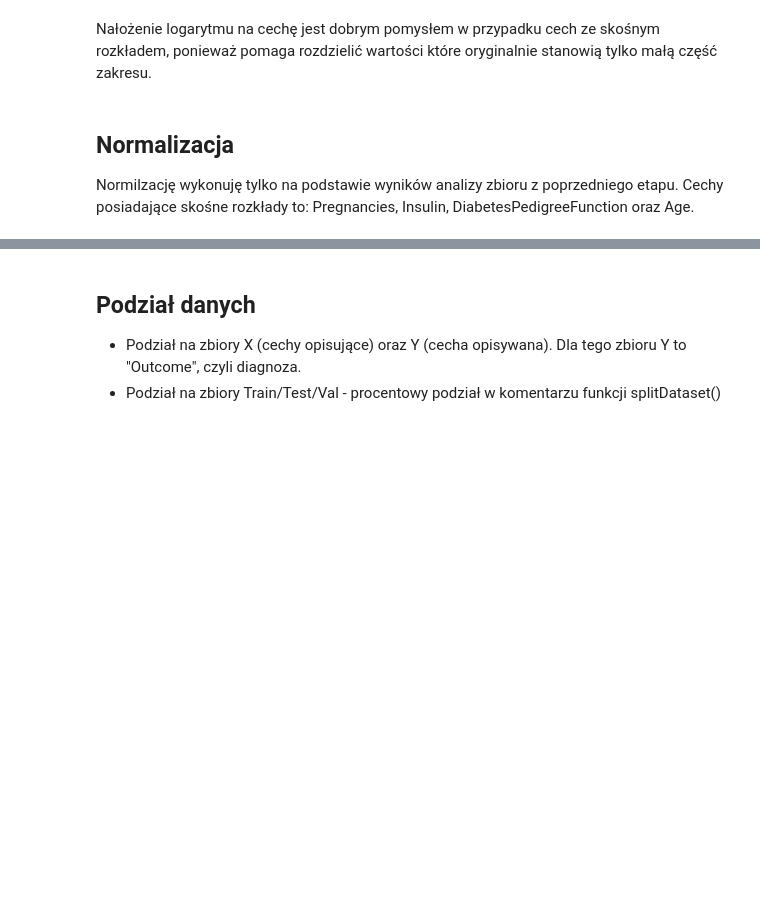
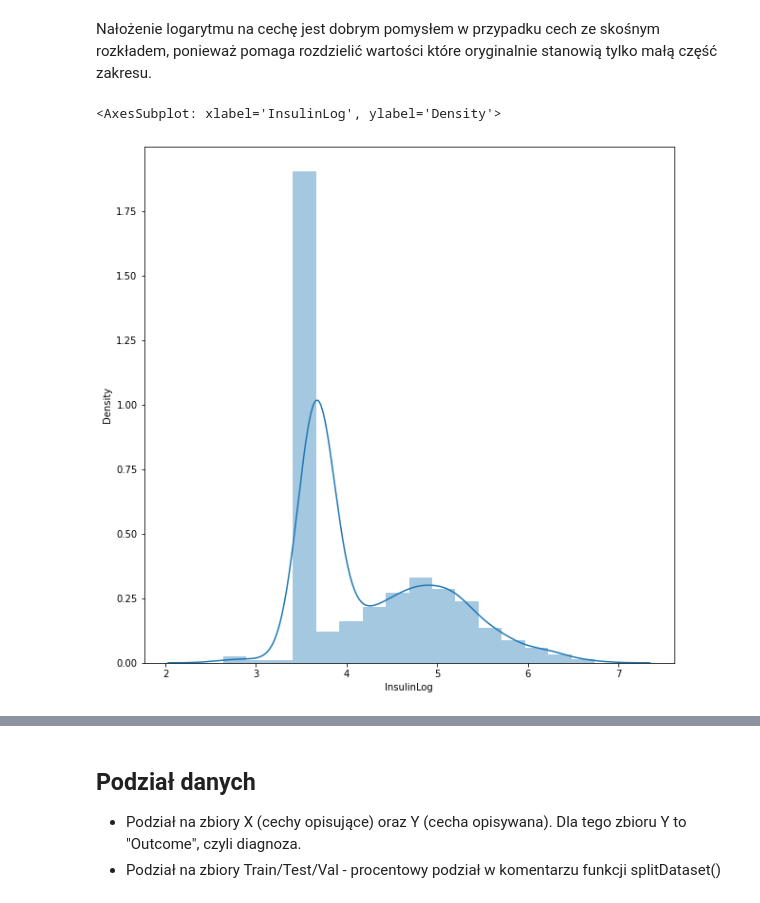
Before and after one commit to isso1550/analiza23_medycyna, a Jupyter notebook: Model.ipynb, the cells around one changed output, grey strips where cells are left out. Cells and saved outputs as stored; diff of their text form; code cells hidden in the pictures; blank space fills up the shorter version.

```diff
--- a/Model.ipynb
+++ b/Model.ipynb
@@ -74,6 +74,9 @@ X['InsulinLog'] = X['Insulin'].apply(lambda x:log(x) if(x>0) else 0)
 X['AgeLog'] = X['Age'].apply(lambda x:log(x) if(x>0) else 0)
 # %%
 X = X.drop(['Pregnancies','Insulin','DiabetesPedigreeFunction','Age'],axis=1)
-# %% [markdown]
-## Normalizacja
-Normilzację wykonuję tylko na podstawie wyników analizy zbioru z poprzedniego etapu. Cechy posiadające skośne rozkłady to: Pregnancies, Insulin, DiabetesPedigreeFunction oraz Age.
+# %%
+plt.figure(figsize=(10,10))
+sns.distplot(X.InsulinLog)
+# %% [output]
+<AxesSubplot: xlabel='InsulinLog', ylabel='Density'>
+[figure, added]
```
Also changed, not shown: parts of 30 cells of this notebook, 1 other file.
